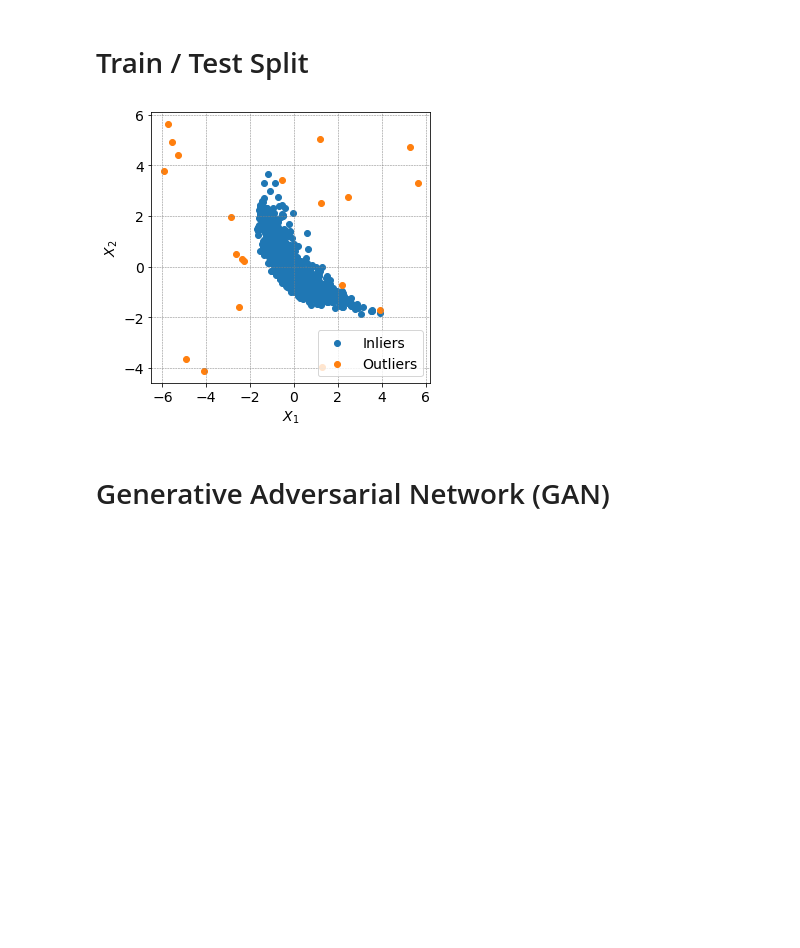
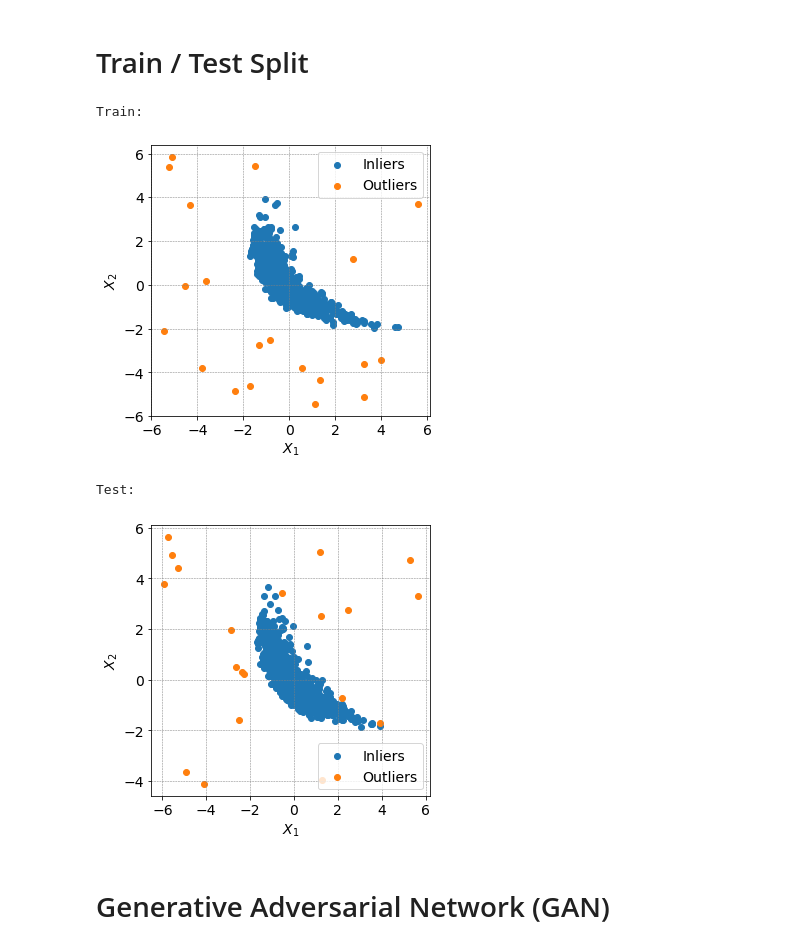
Before and after one commit to HSE-LAMBDA/OpenTalks2021_tutorial, a Jupyter notebook: notebooks/1-anomalies-gan.ipynb, the cells around one changed output. Drawn from its saved outputs; the diff is of its cells as text; code cells hidden in the pictures; blank space fills up the shorter version.

```diff
--- a/notebooks/1-anomalies-gan.ipynb
+++ b/notebooks/1-anomalies-gan.ipynb
@@ -98,10 +112,16 @@ from sklearn.model_selection import train_test_split
 
 # train / test split
 X_train, X_test, y_train, y_test = train_test_split(X, y, stratify=y, test_size=0.5, shuffle=True, random_state=11)
-# %%
-plot_Xy(X_test, y_test)
-# %% [output]
-[figure, removed]
+# %%
+print("Train:")
+plot_Xy(X_train, y_train)
+print("Test:")
+plot_Xy(X_test, y_test)
+# %% [output]
+Train:
+[figure, added]
+Test:
+[figure, added]
 # %% [markdown]
 # Generative Adversarial Network (GAN)
 # %% [markdown]
```
Also changed, not shown: parts of 18 cells of this notebook, 1 other file.
